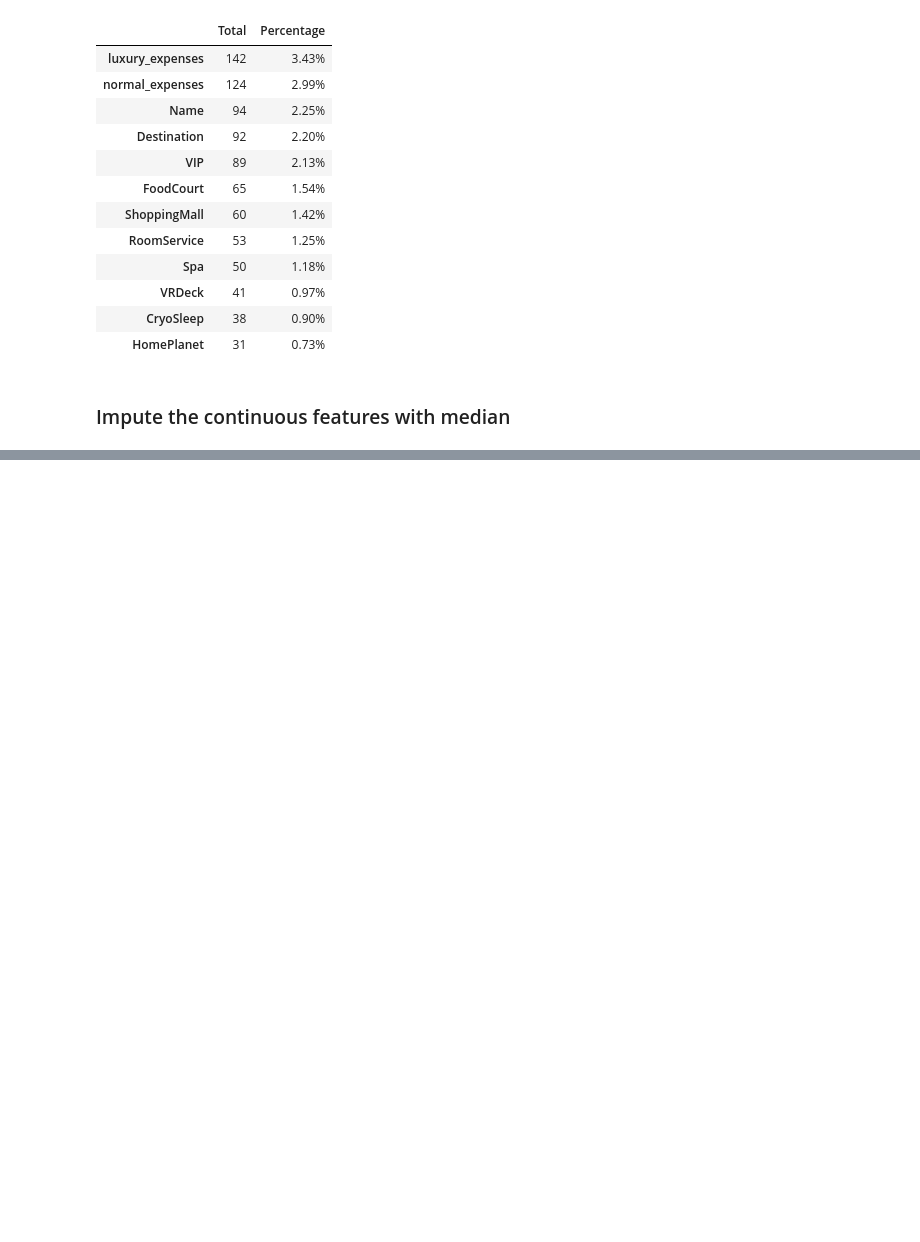
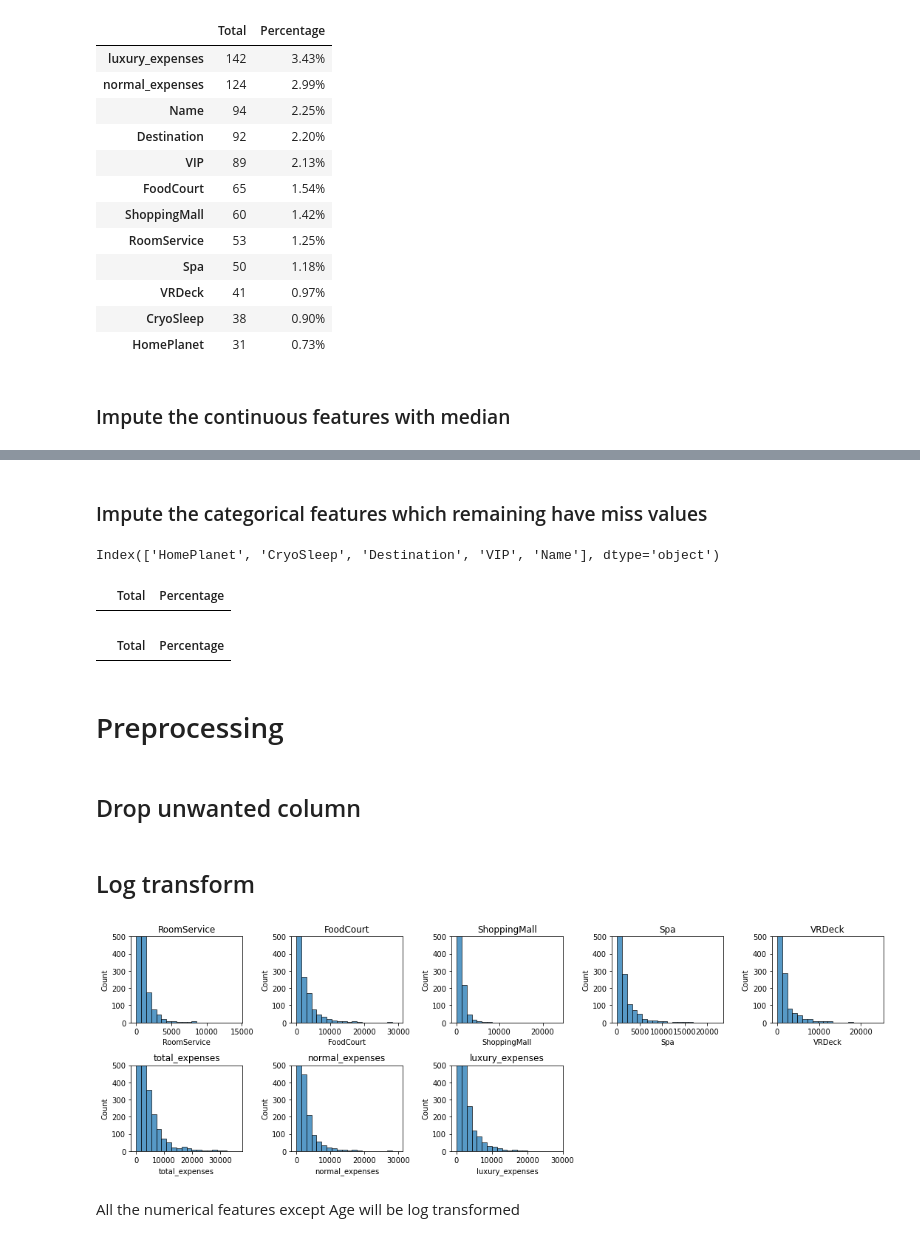
Before and after one commit to chiseanchang0727/kaggle, a Jupyter notebook: survival_prediction_of_spaceship_Titanic/survival_prediction_of_spaceship_Titanic.ipynb, the cells around one changed output, grey strips where cells are left out. Drawn from its saved outputs; the diff is of its cells as text; code cells hidden in the pictures; blank space fills up the shorter version.

Commit message:
impute missing values data preprocessing model training(LogisticRegressionClassifier)

```diff
--- a/survival_prediction_of_spaceship_Titanic/survival_prediction_of_spaceship_Titanic.ipynb
+++ b/survival_prediction_of_spaceship_Titanic/survival_prediction_of_spaceship_Titanic.ipynb
@@ -806,0 +799,54 @@ test_new_features = impute_continus_features_median(test_new_features, continues
+# %% [markdown]
+### Impute the categorical features which remaining have miss values
+# %%
+remain_cat_features = train_new_features.columns[train_new_features.isna().any()]
+print(remain_cat_features)
+# %% [output]
+Index(['HomePlanet', 'CryoSleep', 'Destination', 'VIP', 'Name'], dtype='object')
+# %%
+def impute_categorical_features(df, remain_cat_features):
+
+    df[remain_cat_features] = df[remain_cat_features].fillna(df[remain_cat_features].mode().iloc[0])
+
+    return df
+# %%
+train_new_features = impute_categorical_features(train_new_features, remain_cat_features)
+test_new_features = impute_categorical_features(test_new_features, remain_cat_features)
+# %%
+show_missing_value_percentage(train_new_features)
+# %% [output]
+|  | Total | Percentage |
+# %%
+show_missing_value_percentage(test_new_features)
+# %% [output]
+|  | Total | Percentage |
+# %% [markdown]
+# Preprocessing
+# %% [markdown]
+## Drop unwanted column
+# %%
+train_for_preprocessing = train_new_features.drop(['PassengerId','Cabin', 'Cabin_num','passenger_group_number','Name','Transported'],axis = 1)
+y = train_new_features['Transported'].copy().astype(int)
+test_for_preprocessing = test_new_features.drop(['Cabin','Cabin_num','passenger_group_number','Name'],axis = 1)
+# %% [markdown]
+## Log transform
+# %%
+# show the distribution of continues features
+
+
+numerical_features = train_for_preprocessing.select_dtypes('float').columns.drop('Age')
+fig = plt.figure(figsize=(15,5))
+
+for idx, val in enumerate(numerical_features):
+    ax = fig.add_subplot(2,5,idx+1)
+    sns.histplot(data=train_for_preprocessing, x=val, axes=ax, bins=20)
+    ax.set_title(val)
+
+    plt.ylim([0,500])
+
+plt.tight_layout()
+plt.show()
+# %% [output]
+[figure, added]
+# %% [markdown]
+All the numerical features except Age will be log transformed
```
Also changed, not shown: parts of 27 cells of this notebook.
